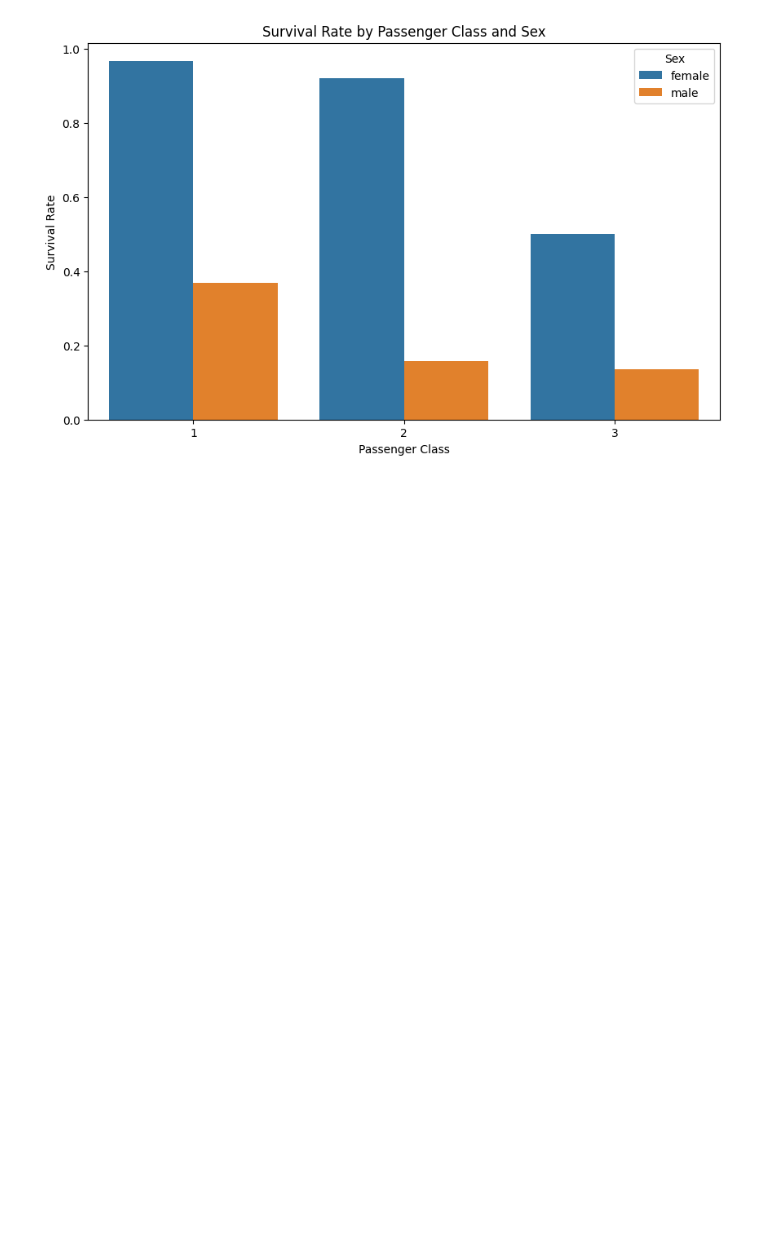
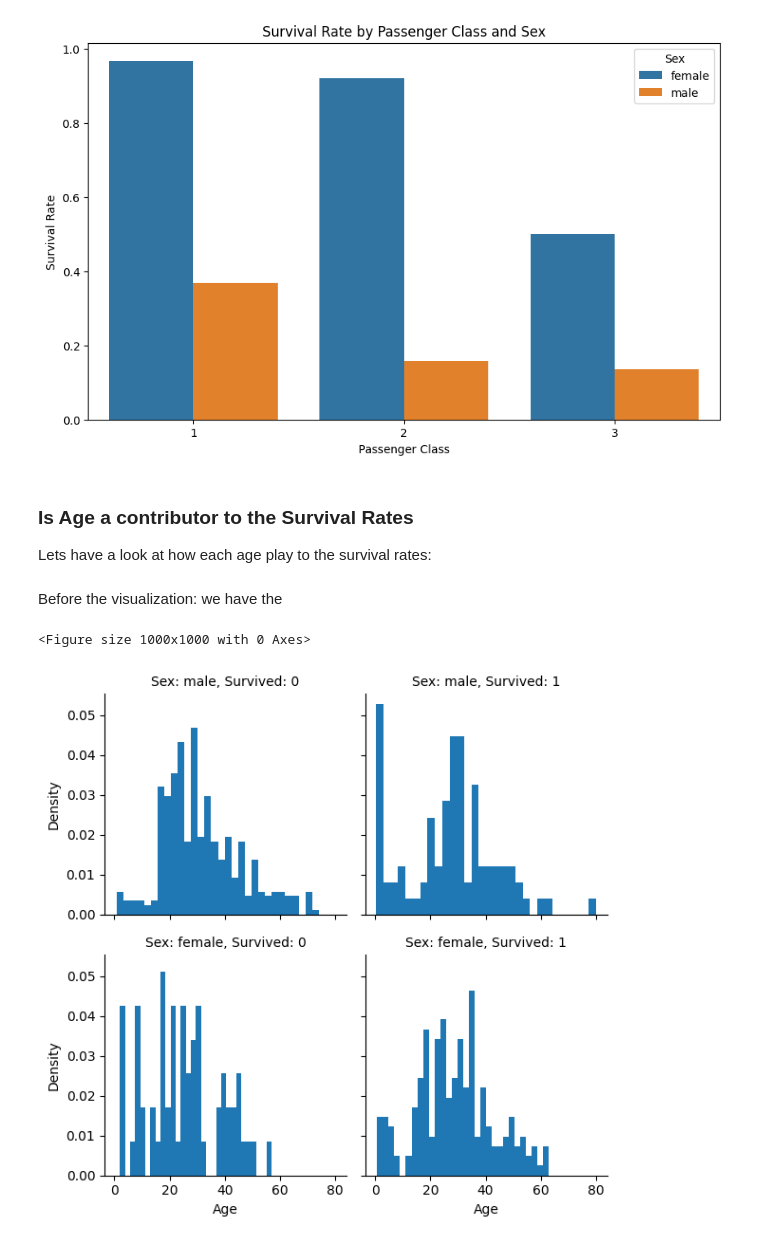
Before and after one commit to Rigpea/titanic-classifier, a Jupyter notebook: rigpea.ipynb, the cells around one changed output. Cells and saved outputs as stored; diff of their text form; code cells hidden in the pictures; blank space fills up the shorter version.

Commit message:
Data Analysis Complete

```diff
--- a/rigpea.ipynb
+++ b/rigpea.ipynb
@@ -196,3 +197,26 @@ plt.legend(title='Sex')
 plt.show()
 # %% [output]
 [figure]
+# %% [markdown]
+### Is Age a contributor to the Survival Rates
+Lets have a look at how each age play to the survival rates:
+# %% [markdown]
+Before the visualization: we have the
+# %%
+# Assuming 'train_data' is your DataFrame and it includes 'Survived', 'Sex', and 'Age'
+plt.figure(figsize=(10, 10))
+
+# Create a FacetGrid with normalized histograms
+g = sns.FacetGrid(train_data, row='Sex', col='Survived')
+g.map(plt.hist, 'Age', bins=30, density=True)
+
+# Adding labels and titles for clarity
+g.set_xlabels('Age')
+g.set_ylabels('Density')
+g.set_titles('Sex: {row_name}, Survived: {col_name}')
+
+# Display the plot
+plt.show()
+# %% [output]
+<Figure size 1000x1000 with 0 Axes>
+[figure, added]
```
Also changed, not shown: parts of 14 cells of this notebook.
